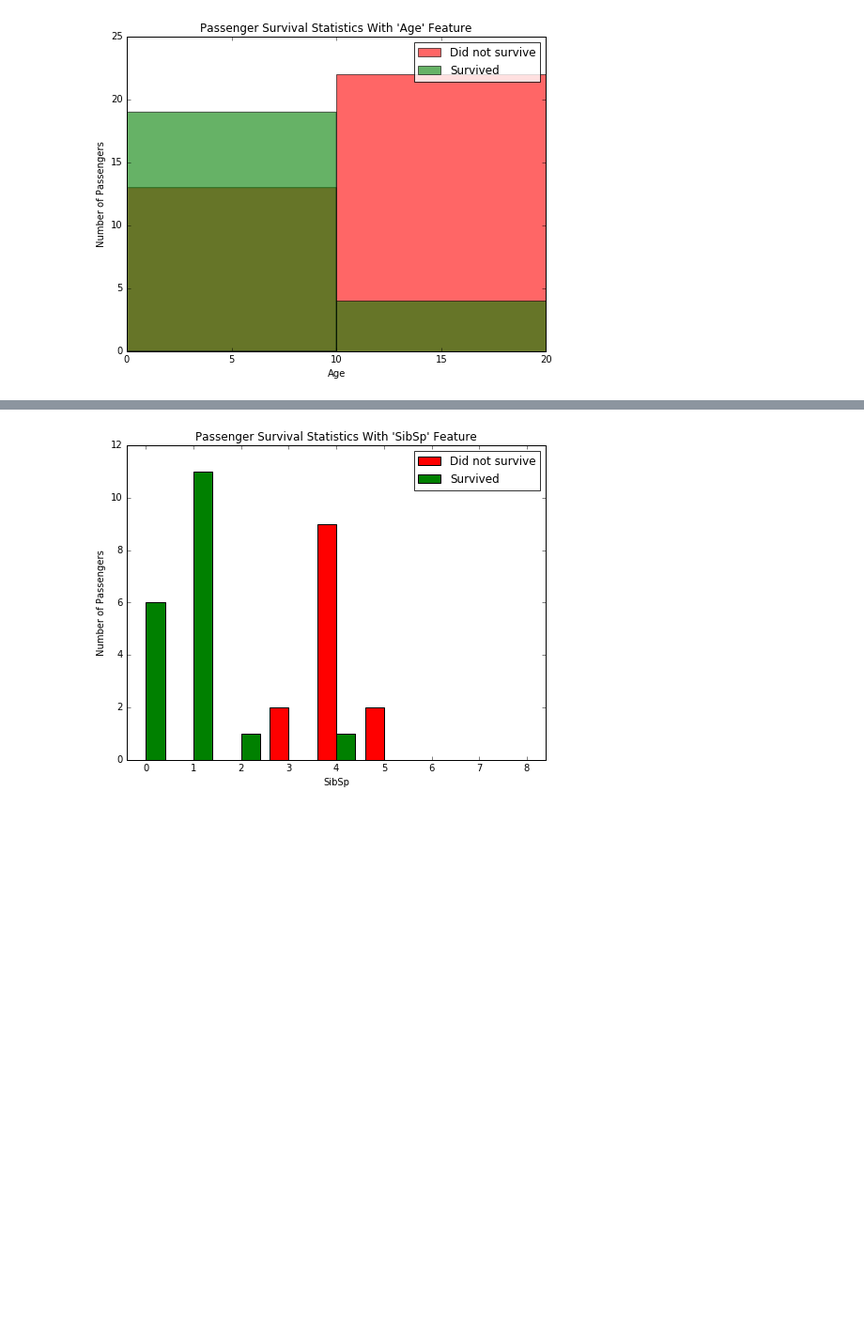
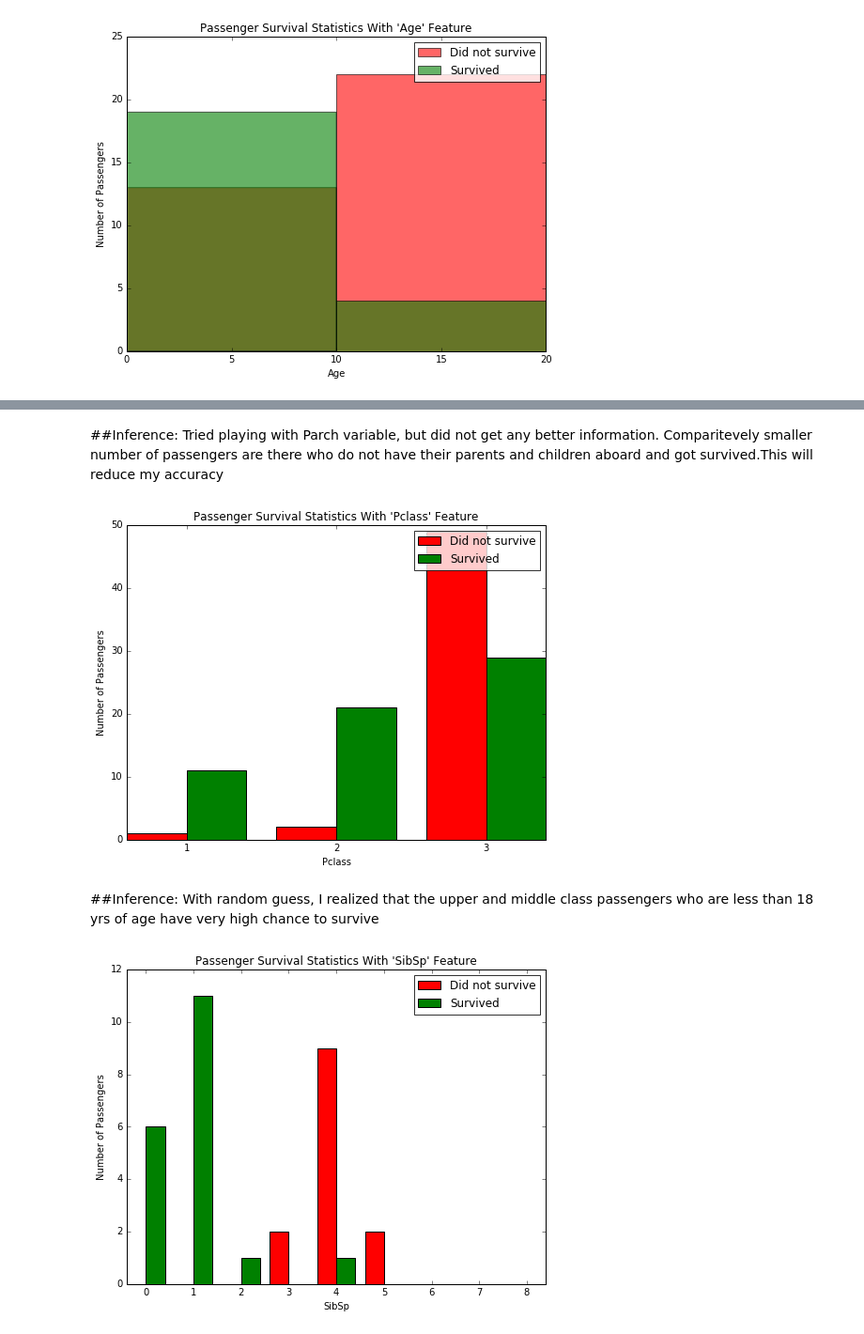
Before and after one commit to rajeshgupta88/Udacity, a Jupyter notebook: projects/titanic_survival_exploration/titanic_survival_exploration.ipynb, the cells around one changed output, grey strips where cells are left out. Shown at 94% size. Cells and saved outputs as stored; diff of their text form; code cells hidden in the pictures; blank space fills up the shorter version.

```diff
--- a/projects/titanic_survival_exploration/titanic_survival_exploration.ipynb
+++ b/projects/titanic_survival_exploration/titanic_survival_exploration.ipynb
@@ -247,3 +224,11 @@ vs.survival_stats(data, outcomes, 'Parch',["Age < 10"])
+# %% [markdown]
+##Inference: Tried playing with Parch variable, but did not get any better information. Comparitevely smaller number of passengers are there who do not have their parents and children aboard and got survived.This will reduce my accuracy
+# %%
+vs.survival_stats(data, outcomes, 'Pclass',["Age < 18"])
+# %% [output]
+[figure, added]
+# %% [markdown]
+##Inference: With random guess, I realized that the upper and middle class passengers who are less than 18 yrs of age have very high chance to survive
 # %%
 vs.survival_stats(data, outcomes, 'SibSp',["Sex == 'male'", "Age < 10"])
 # %% [output]
```
Also changed, not shown: parts of 8 cells of this notebook, 1 other file.
